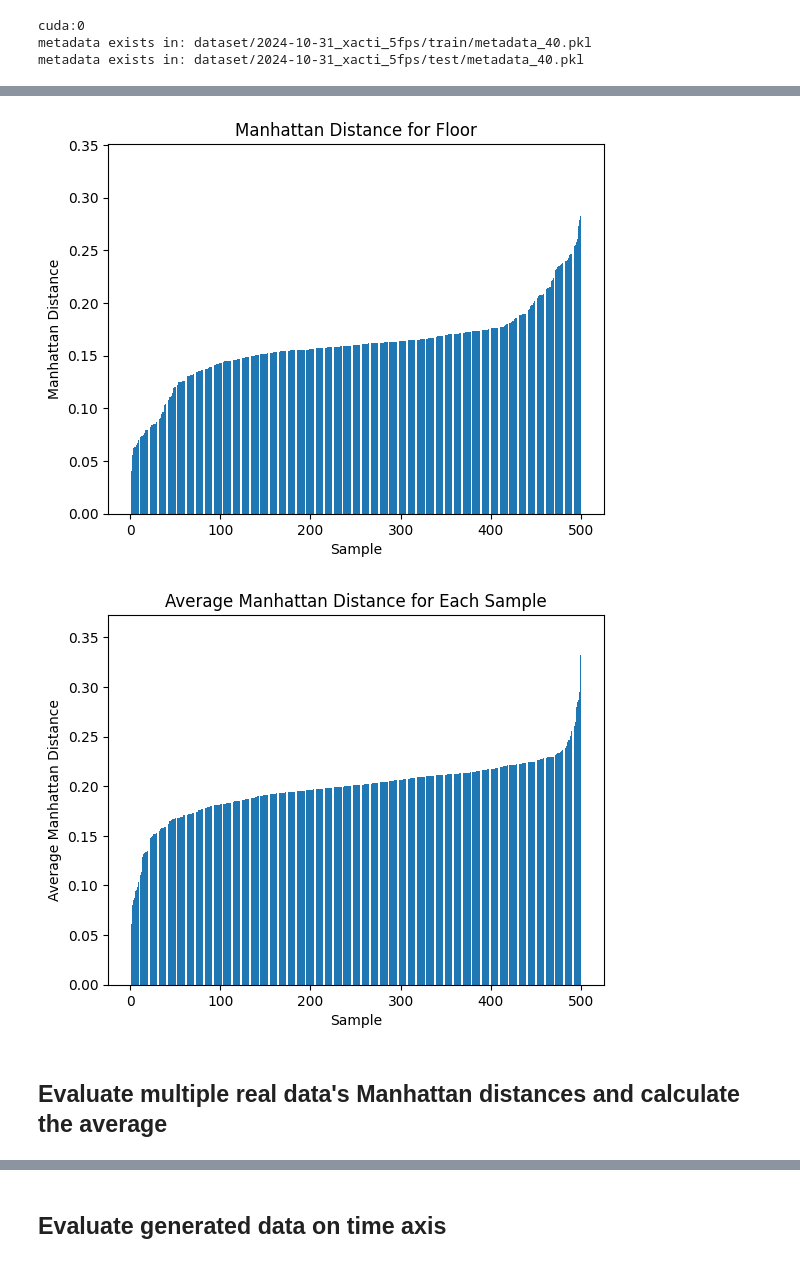
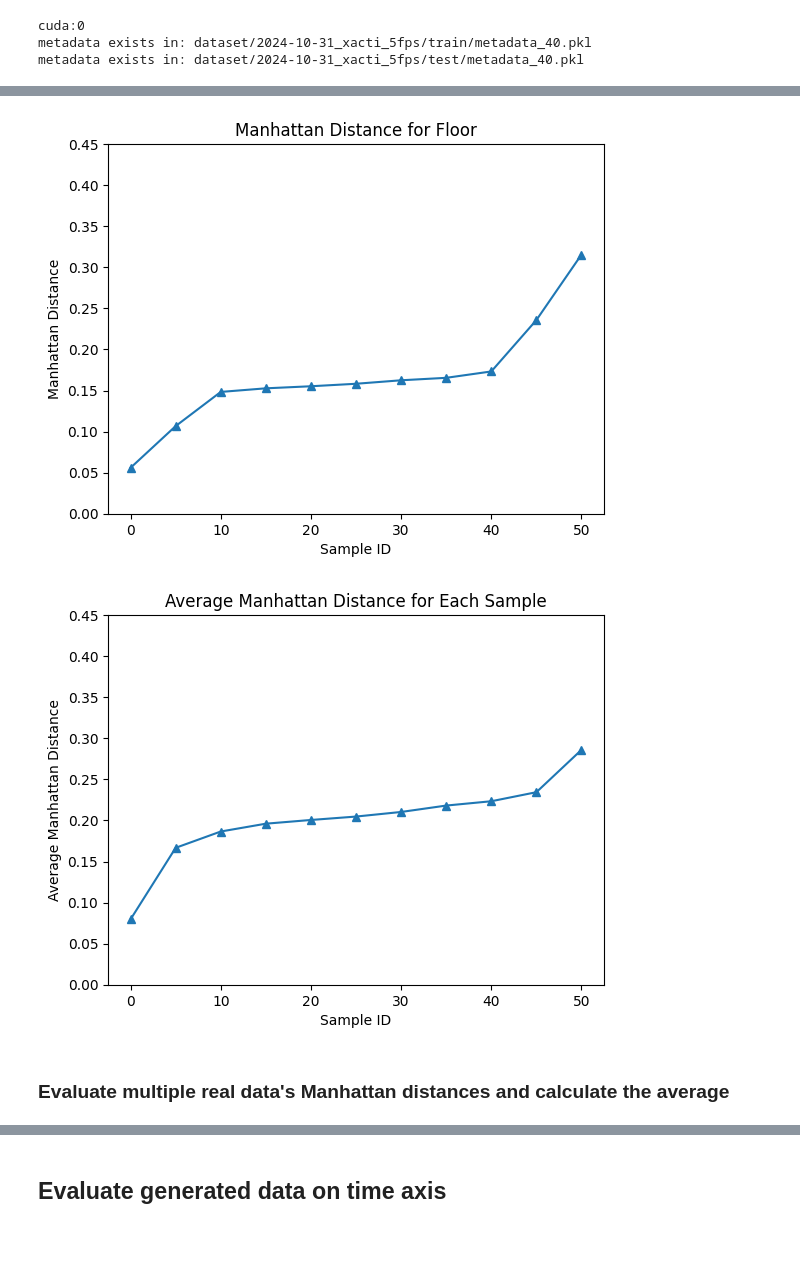
Before and after one commit to innovation-x/mmVDT_robo_nav, a Jupyter notebook: evaluation.ipynb, the cells around one changed output, grey strips where cells are left out. Drawn from its saved outputs; the diff is of its cells as text; code cells hidden in the pictures.

```diff
--- a/evaluation.ipynb
+++ b/evaluation.ipynb
@@ -196,6 +197,6 @@ Frame 500 Manhattan Distances: {'undetected_obs': tensor(0.2659), 'ceiling': ten
 from eval.utils import visual_MD
 
 # 读取 .pt 文件
-distances = torch.load('eval/manhattan_distances.pt')
+distances = torch.load('eval/manhattan_distances_1.pt')
 visual_MD(distances)
 # %% [output]
@@ -208,7 +209,7 @@ visual_MD(distances)
-[figure, old version]
+[figure, new version]
-[figure, old version]
+[figure, new version]
 # %% [markdown]
-## Evaluate multiple real data's Manhattan distances and calculate the average
+### Evaluate multiple real data's Manhattan distances and calculate the average
 # %%
 import numpy as np
 np.set_printoptions(threshold=np.inf, linewidth=np.inf)
```
Also changed, not shown: parts of 20 cells of this notebook, 15 other files.
